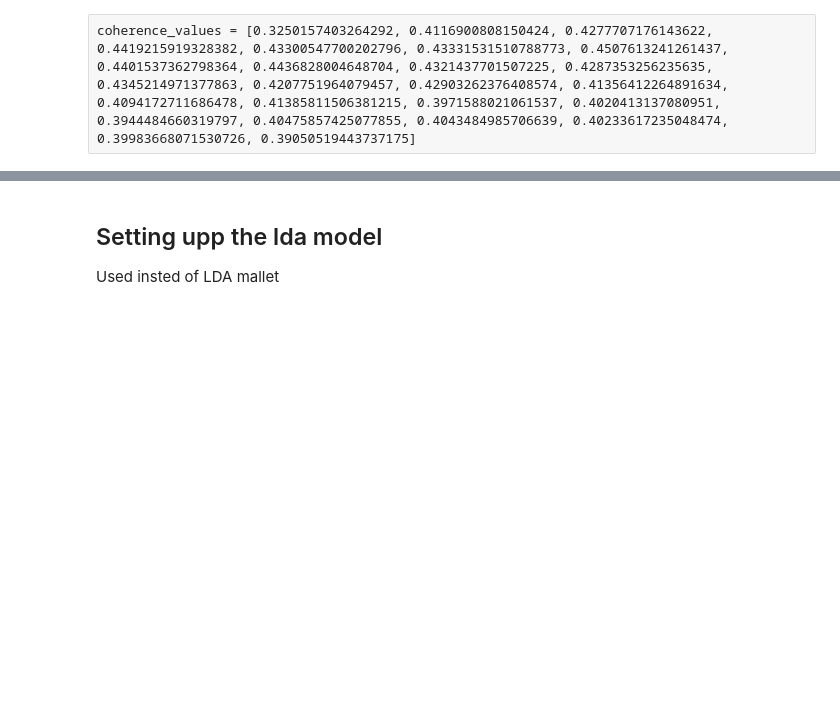
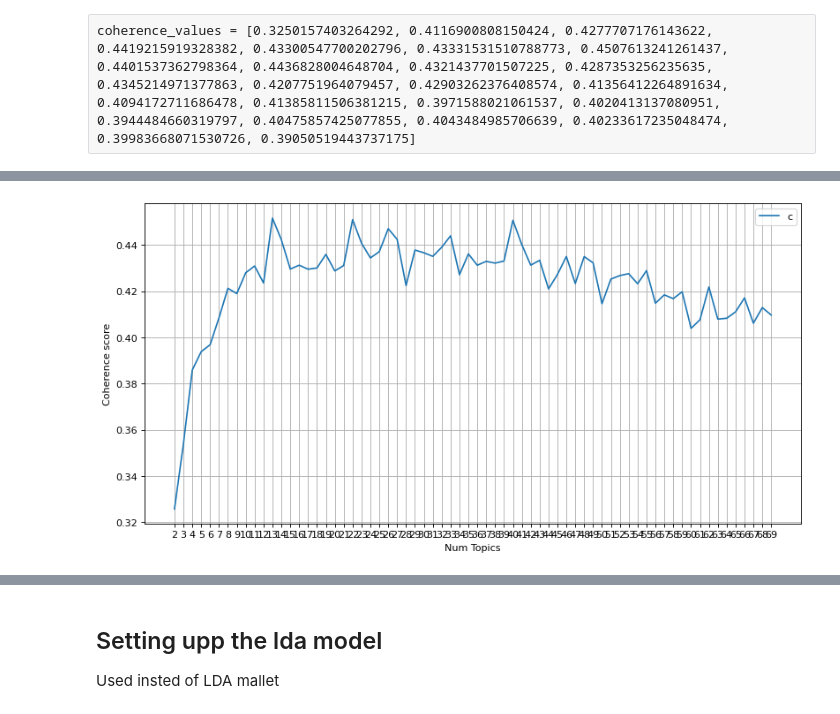
Before and after one commit to richard-johansson/topic_modeling, a Jupyter notebook: testOfTFIDF.ipynb, the cells around one changed output, grey strips where cells are left out. Saved outputs shown, nothing was run; the diff lists cells and outputs as text; code cells hidden in the pictures; blank space fills up the shorter version.

```diff
--- a/testOfTFIDF.ipynb
+++ b/testOfTFIDF.ipynb
@@ -184,0 +255,3 @@ plt.show()
+# %%
+# Can take a long time to run
+model_list, coherence_values = compute_coherence_values(dictionary=dictionary, corpus=M1, texts=corpus_clean_bigram, limit=70, start=2, step=1)
@@ -184,0 +282,16 @@ plt.show()
+# %%
+#coherence_values = [0.32571064083112744, 0.3537344947550003, 0.38589689375318126, 0.39384185450287246, 0.3968198253781281, 0.4085182731090585, 0.42127183913002364, 0.41899078263050016, 0.42801836357265693, 0.4309421068656622, 0.4235910756450276, 0.4516905876830981, 0.44230979084842603, 0.4296217041847969, 0.4312776000207533, 0.42955783914286844, 0.4300818857106711, 0.43599484572542013, 0.4288093062032049, 0.431145903679033, 0.45102550720523704, 0.4408525746026434, 0.43442023864813467, 0.437182271259546, 0.44709664105064434, 0.44248557145575135, 0.42246041004330903, 0.43784503147185494, 0.43667989244832234, 0.4351125576380536, 0.43902968092362493, 0.4440178347094399, 0.4271598549200618, 0.43617684419539876, 0.43125821112489443, 0.4329721336785587, 0.43217676681552086, 0.43310381516722185, 0.45072485690785824, 0.4401630451262257, 0.43130301356185136, 0.4334126436221655, 0.421009575540349, 0.4272964973804624, 0.4350421319148597, 0.4233540568965465, 0.4350122511003696, 0.43232603003979947, 0.41460403500831033, 0.42528017344333635, 0.4267933944574832, 0.4276083290805306, 0.4232434154417294, 0.4289482978832848, 0.4148342197092429, 0.4184389211956406, 0.4167830014416288, 0.41978178212929607, 0.40395936537564947, 0.40763329977423757, 0.421859133976826, 0.4079528877973058, 0.408300929971383, 0.41109076687251356, 0.4171141990155899, 0.40615382099134045, 0.4129390628617565, 0.40967900018905035]
+figure(figsize=(12, 6), dpi=80)
+# Show graph
+limit=70; start=2; step=1;
+x = range(start, limit, step)
+xi = list(x)
+plt.plot(x, coherence_values)
+plt.xlabel("Num Topics")
+plt.ylabel("Coherence score")
+plt.xticks(xi, x)
+plt.legend(("coherence_values"), loc='best')
+plt.grid(True)
+plt.show()
+# %% [output]
+[figure, added]
```
Also changed, not shown: parts of 36 cells of this notebook.
